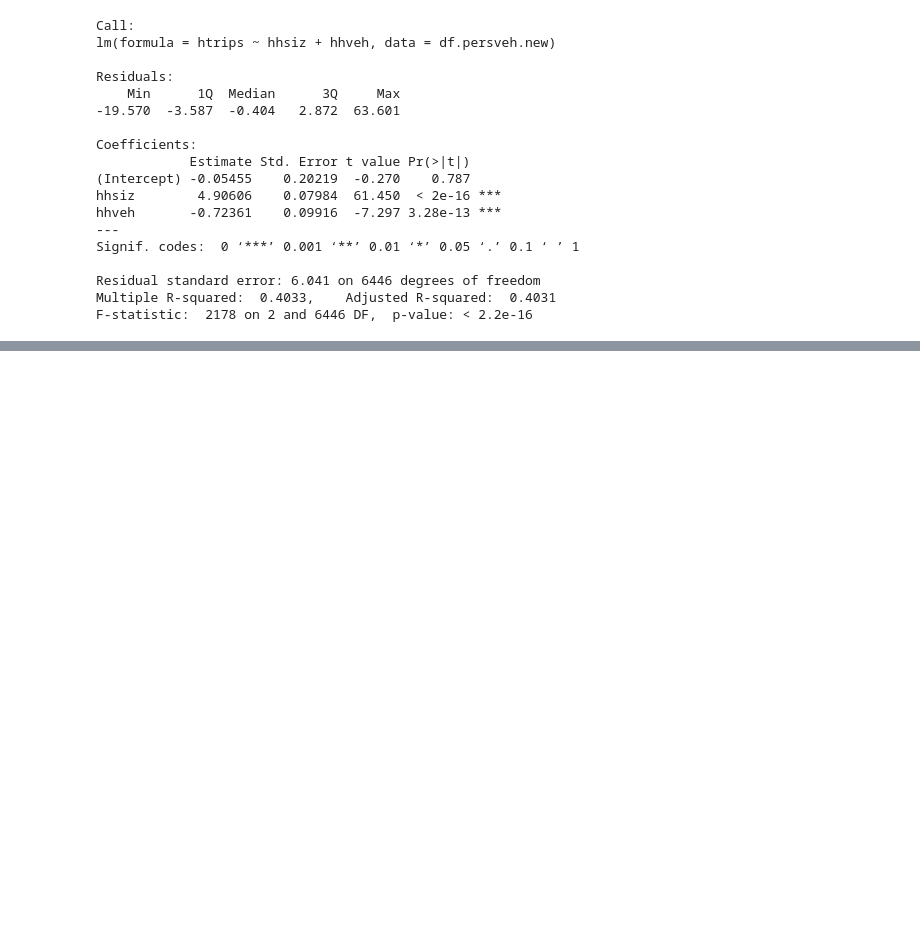
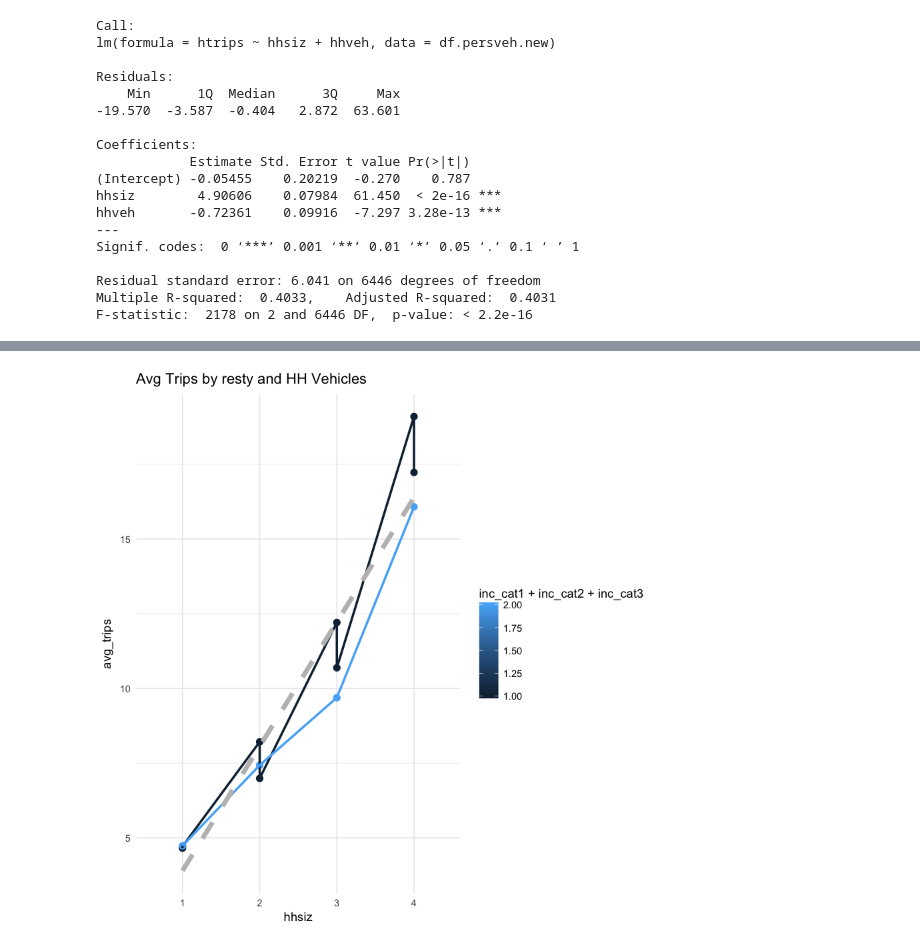
Before and after one commit to saashimi/USP_587, a Jupyter notebook: hw2.ipynb, the cells around one changed output, grey strips where cells are left out. Saved outputs shown, nothing was run; the diff lists cells and outputs as text; code cells hidden in the pictures; blank space fills up the shorter version.

```diff
--- a/hw2.ipynb
+++ b/hw2.ipynb
@@ -86,12 +86,14 @@ df.hbw.new <- read.csv(paste("/Users/kevin/Desktop/",
 # Recode categories
 df.resveh.new <- df.hbw.new %>%
     select(resty, hhveh, htrips) %>%
-    filter(resty <7 ) %>%
+    mutate(resty1=as.numeric(resty==1)) %>%
+    mutate(resty2=as.numeric(resty==2)) %>%
+    mutate(resty3=as.numeric(resty==3)) %>%
+    mutate(resty4=as.numeric(resty==4)) %>%
     mutate(hhveh = recode(hhveh, `0`=0, `1`=1, `2`=2, `3`=3, `4`=3, `5`=3,
                           `6`=3, `7`=3, `8`=3)) %>%
-    group_by(resty, hhveh) %>%
+    group_by(resty1, resty2, resty3, resty4, hhveh) %>%
     mutate(avg_trips = mean(htrips))
-
 
 # Manual Error calcs
 df.resveh.new$ResError <- (df.resveh.new$htrips -
@@ -102,7 +104,7 @@ SSE <- sum(df.resveh.new$ResError)
 SST <- sum(df.resveh.new$TotError)
 R2 <- 1 - (SSE/SST)
 print(R2)
-k <- 9
+k <- 8
 n <- nrow(df.resveh.new)
 adj.R2 <- R2 - ((1 - R2)*(k - 1) / (n - k - 1))
 print(adj.R2)
@@ -292,0 +339,18 @@ F-statistic:  2178 on 2 and 6446 DF,  p-value: < 2.2e-16
+# %%
+df.persinc.sum$hhsiz <- as.factor(df.persinc.sum$hhsiz)
+
+
+df.persinc.sum %>%
+    ggplot(aes(x=hhsiz, y=avg_trips, color=
+               inc_cat1 + inc_cat2 + inc_cat3,
+               group=
+               inc_cat1 + inc_cat2 + inc_cat3)) +
+    theme_minimal() +
+    geom_point(size=2.5) +
+    geom_line(aes(x=hhsiz, y=avg_trips, color=
+                  inc_cat1 + inc_cat2 + inc_cat3), size=1) +
+    stat_smooth(method=lm, se=FALSE, linetype="dashed", aes(group=1),
+                size=2, color="gray") +
+    labs(title= "Avg Trips by resty and HH Vehicles")
+# %% [output]
+[figure, added]
```
Also changed, not shown: parts of 5 cells of this notebook.
